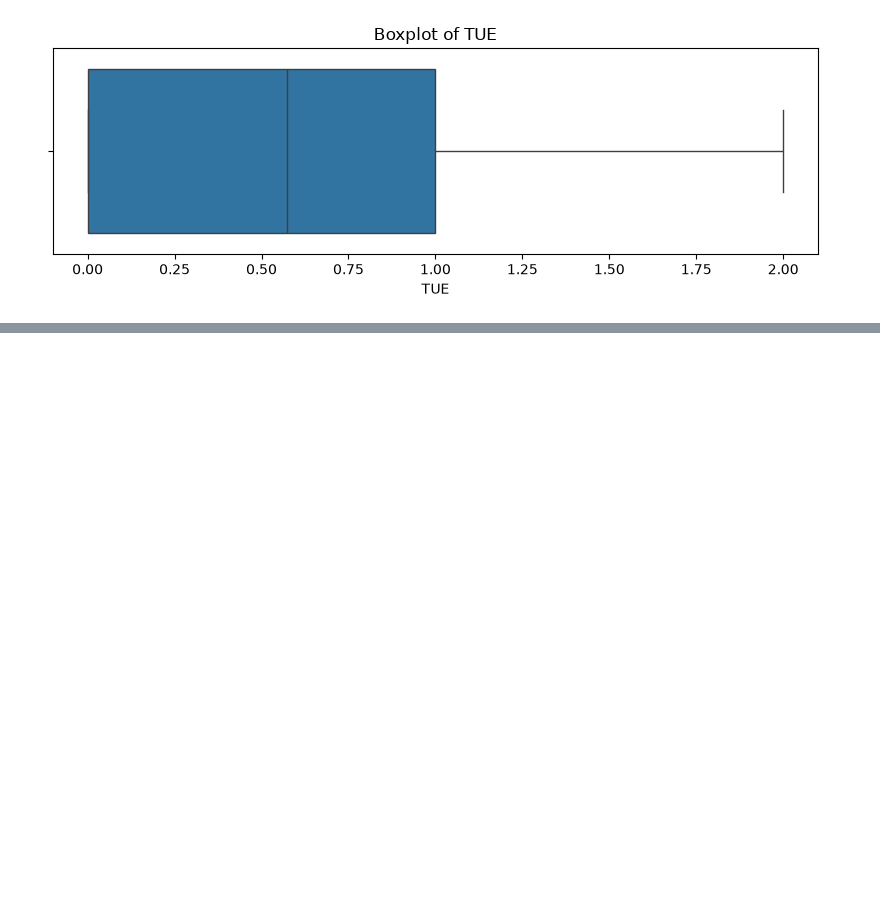
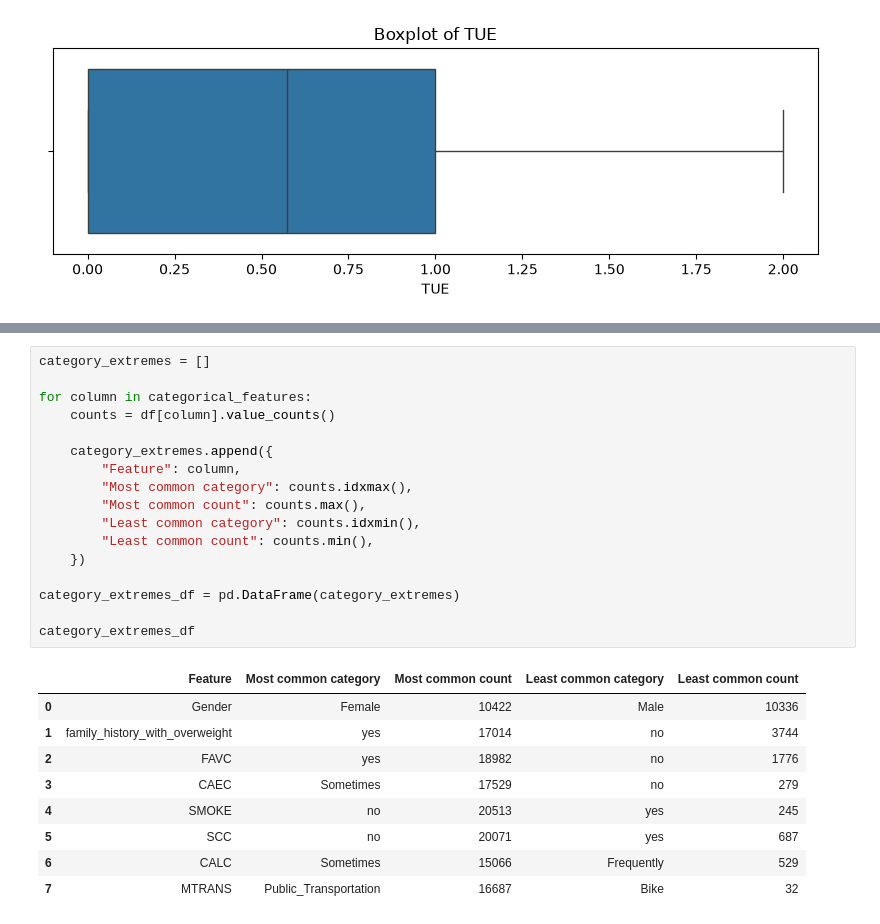
Before and after one commit to SMCodeX7/Obesity-Risk-Intelligence-System, a Jupyter notebook: notebooks/02_eda.ipynb, the cells around one changed output, grey strips where cells are left out. Drawn from its saved outputs; the diff is of its cells as text; blank space fills up the shorter version.

```diff
--- a/notebooks/02_eda.ipynb
+++ b/notebooks/02_eda.ipynb
@@ -115,0 +201,27 @@ for column in numerical_features:
+# %%
+category_extremes = []
+
+for column in categorical_features:
+    counts = df[column].value_counts()
+
+    category_extremes.append({
+        "Feature": column,
+        "Most common category": counts.idxmax(),
+        "Most common count": counts.max(),
+        "Least common category": counts.idxmin(),
+        "Least common count": counts.min(),
+    })
+
+category_extremes_df = pd.DataFrame(category_extremes)
+
+category_extremes_df
+# %% [output]
+|  | Feature | Most common category | Most common count | Least common category | Least common count |
+| 0 | Gender | Female | 10422 | Male | 10336 |
+| 1 | family_history_with_overweight | yes | 17014 | no | 3744 |
+| 2 | FAVC | yes | 18982 | no | 1776 |
+| 3 | CAEC | Sometimes | 17529 | no | 279 |
+| 4 | SMOKE | no | 20513 | yes | 245 |
+| 5 | SCC | no | 20071 | yes | 687 |
+| 6 | CALC | Sometimes | 15066 | Frequently | 529 |
+| 7 | MTRANS | Public_Transportation | 16687 | Bike | 32 |
```
Also changed, not shown: parts of 3 cells of this notebook.
